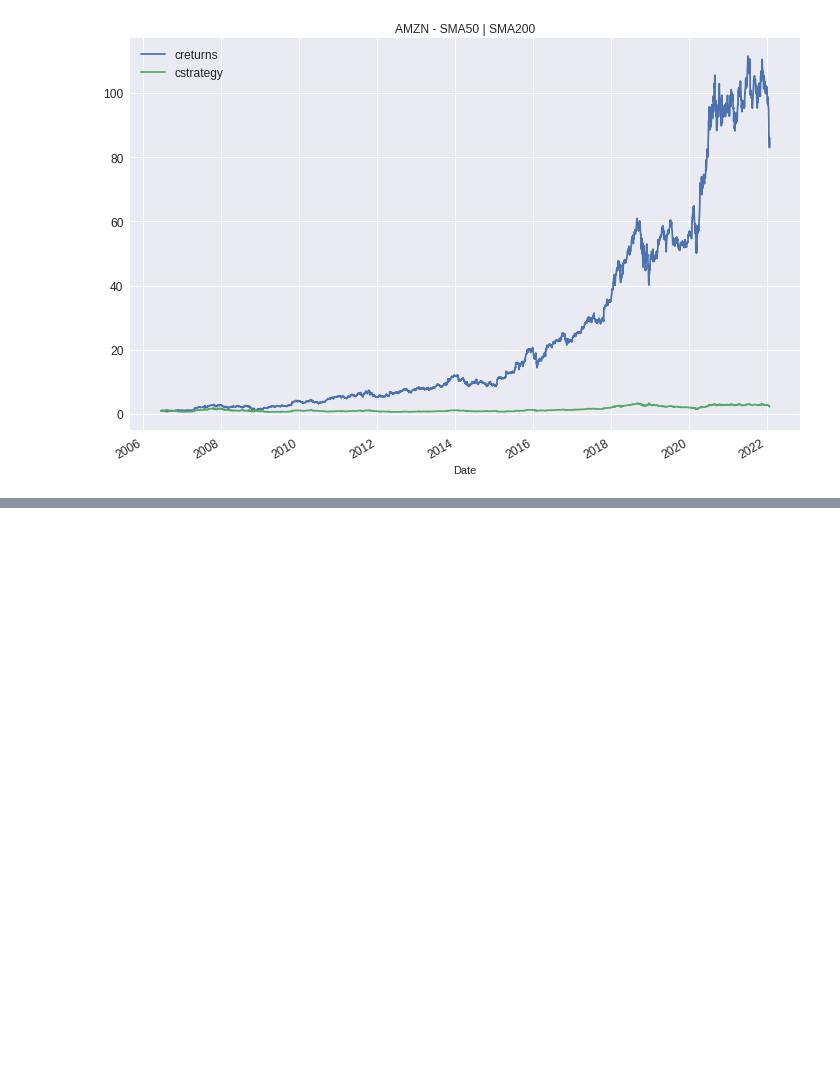
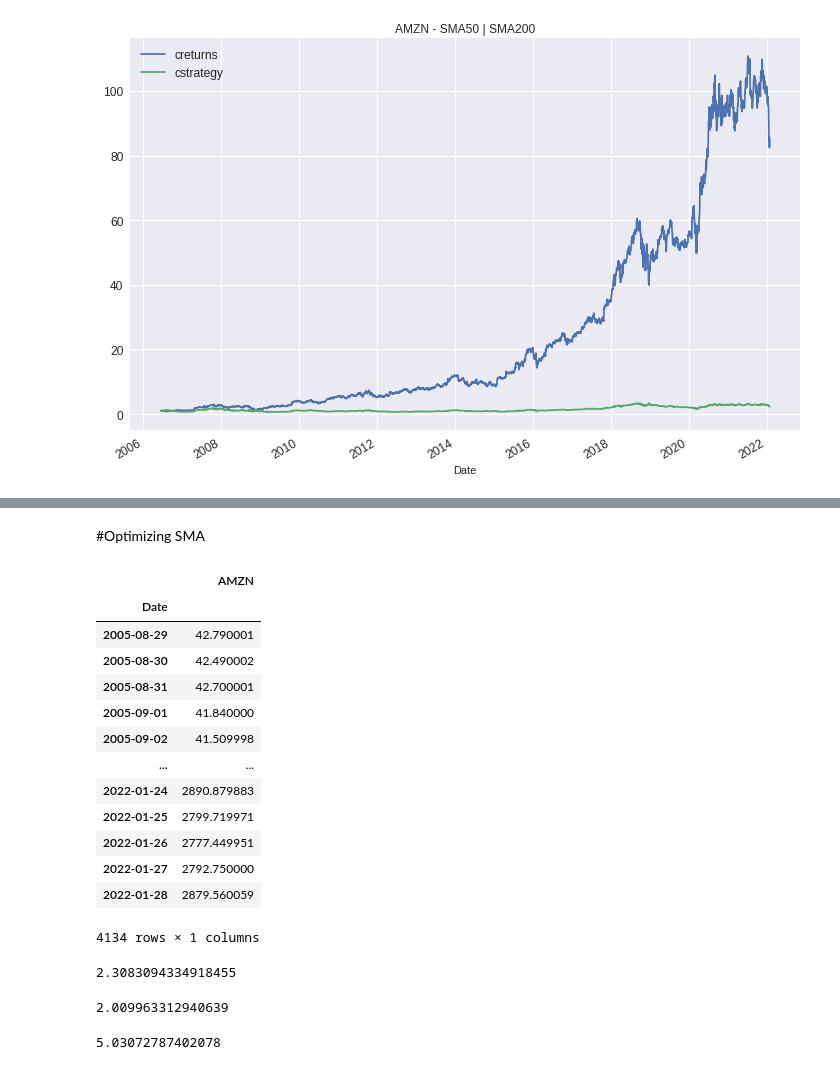
Before and after one commit to balaajhi/One-step-at-a-time, a Jupyter notebook: Simple_Moving_Average_AMZN.ipynb, the cells around one changed output, grey strips where cells are left out. Saved outputs shown, nothing was run; the diff lists cells and outputs as text; code cells hidden in the pictures; blank space fills up the shorter version.

```diff
--- a/Simple_Moving_Average_AMZN.ipynb
+++ b/Simple_Moving_Average_AMZN.ipynb
@@ -562,0 +563,20 @@ outperf
+# %% [markdown]
+#Optimizing SMA
+# %%
+df = cl_price.iloc[: , :1]
+df
+# %% [output]
+|  | AMZN |
+| Date |  |
+| 2005-08-29 | 42.790001 |
+| 2005-08-30 | 42.490002 |
+| 2005-08-31 | 42.700001 |
+| 2005-09-01 | 41.840000 |
+| 2005-09-02 | 41.509998 |
+| ... | ... |
+| 2022-01-24 | 2890.879883 |
+| 2022-01-25 | 2799.719971 |
+| 2022-01-26 | 2777.449951 |
+| 2022-01-27 | 2792.750000 |
+| 2022-01-28 | 2879.560059 |
+4134 rows × 1 columns
@@ -562,0 +597,12 @@ outperf
+# %%
+test_strategy((50, 200))
+# %% [output]
+2.3083094334918455
+# %%
+test_strategy((75, 150))
+# %% [output]
+2.009963312940639
+# %%
+test_strategy((25, 252))
+# %% [output]
+5.03072787402078
```
Also changed, not shown: parts of 48 cells of this notebook.
